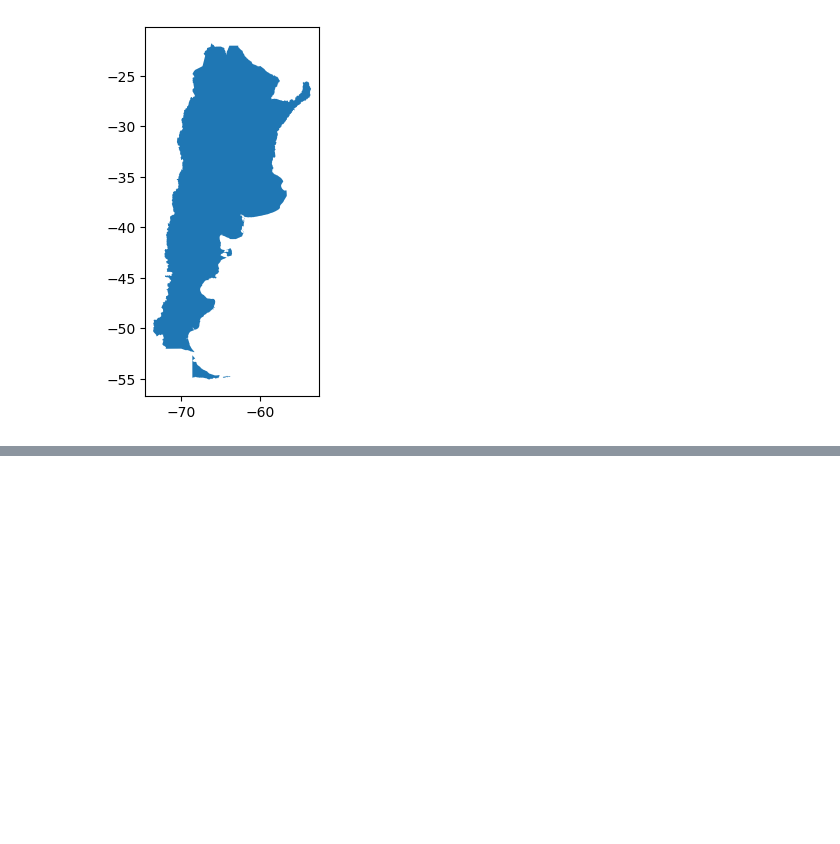
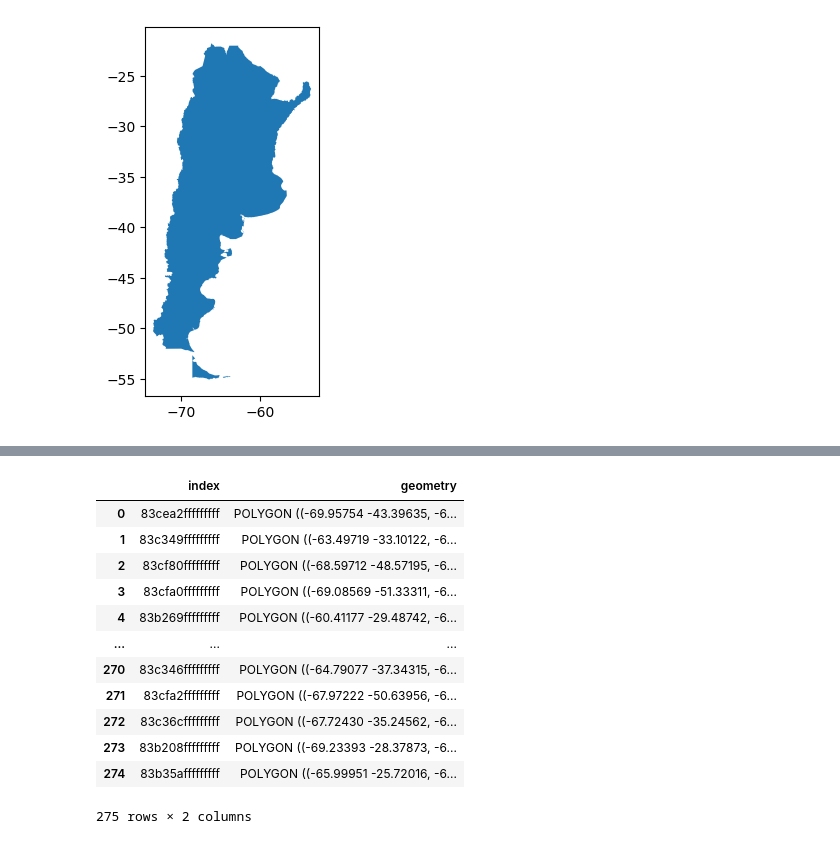
Before and after one commit to SantiRimedio/Tesina, a Jupyter notebook: Muestreo_estratificado.ipynb, the cells around one changed output, grey strips where cells are left out. Saved outputs shown, nothing was run; the diff lists cells and outputs as text; code cells hidden in the pictures; blank space fills up the shorter version.

```diff
--- a/Muestreo_estratificado.ipynb
+++ b/Muestreo_estratificado.ipynb
@@ -277,0 +152,16 @@ m
+# %%
+gdf
+# %% [output]
+|  | index | geometry |
+| 0 | 83cea2fffffffff | POLYGON ((-69.95754 -43.39635, -6... |
+| 1 | 83c349fffffffff | POLYGON ((-63.49719 -33.10122, -6... |
+| 2 | 83cf80fffffffff | POLYGON ((-68.59712 -48.57195, -6... |
+| 3 | 83cfa0fffffffff | POLYGON ((-69.08569 -51.33311, -6... |
+| 4 | 83b269fffffffff | POLYGON ((-60.41177 -29.48742, -6... |
+| ... | ... | ... |
+| 270 | 83c346fffffffff | POLYGON ((-64.79077 -37.34315, -6... |
+| 271 | 83cfa2fffffffff | POLYGON ((-67.97222 -50.63956, -6... |
+| 272 | 83c36cfffffffff | POLYGON ((-67.72430 -35.24562, -6... |
+| 273 | 83b208fffffffff | POLYGON ((-69.23393 -28.37873, -6... |
+| 274 | 83b35afffffffff | POLYGON ((-65.99951 -25.72016, -6... |
+275 rows × 2 columns
```
Also changed, not shown: parts of 7 cells of this notebook, 20 other files.
